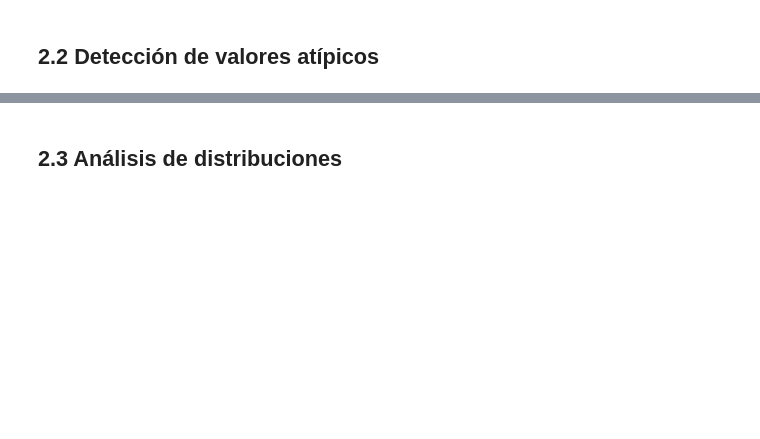
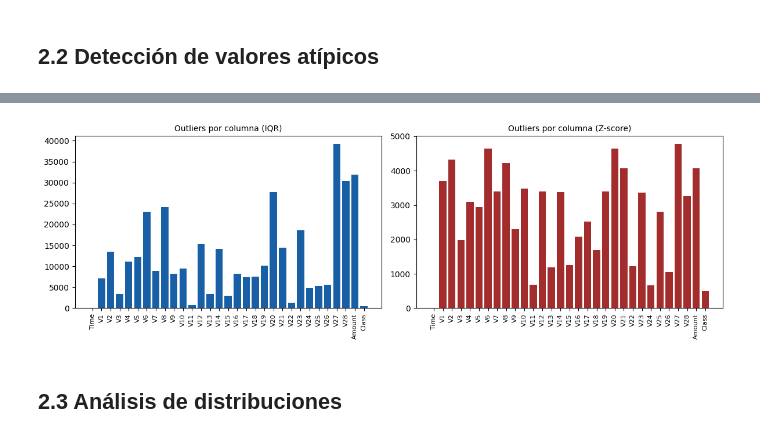
Before and after one commit to hdflorez/Entrega_2, a Jupyter notebook: dataset_3.ipynb, the cells around one changed output, grey strips where cells are left out. Cells and saved outputs as stored; diff of their text form; code cells hidden in the pictures; blank space fills up the shorter version.

```diff
--- a/dataset_3.ipynb
+++ b/dataset_3.ipynb
@@ -115,3 +324,21 @@ GRAY  = "#73726C"
+# %%
+#Graficos IQR y # Z-SCORE
+fig, axes = plt.subplots(1, 2, figsize=(12, 4))
+
+# IQR
+axes[0].bar(resumen_outliers['Columna'], resumen_outliers['Outliers (IQR)'], color=BLUE)
+axes[0].set_title("Outliers por columna (IQR)", fontsize=10)
+axes[0].tick_params(axis='x', rotation=90, labelsize=8)
+
+# Z-SCORE
+axes[1].bar(resumen_outliers['Columna'], resumen_outliers['Outliers (Z-score)'], color=RED)
+axes[1].set_title("Outliers por columna (Z-score)", fontsize=10)
+axes[1].tick_params(axis='x', rotation=90, labelsize=8)
+
+plt.tight_layout()
+plt.show()
+# %% [output]
+[figure, added]
 # %% [markdown]
 
 ## **2.3 Análisis de distribuciones**
```
Also changed, not shown: parts of 12 cells of this notebook.
